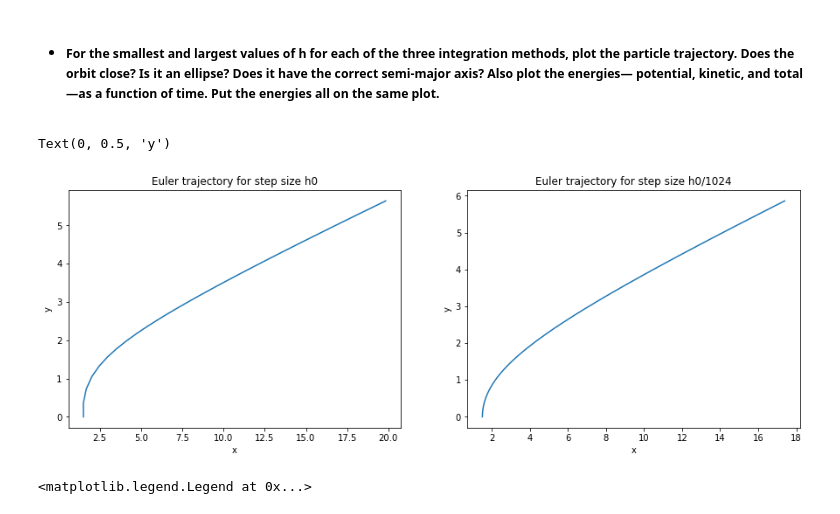
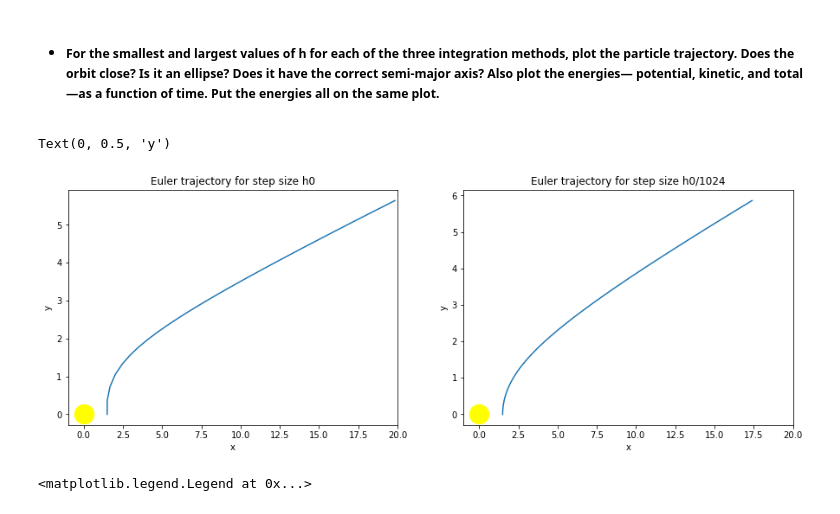
Before and after one commit to AriAtari/AST-projecy-group-10, a Jupyter notebook: Group10.ipynb, the cells around one changed output. Drawn from its saved outputs; the diff is of its cells as text; code cells hidden in the pictures.

```diff
--- a/Group10.ipynb
+++ b/Group10.ipynb
@@ -256,21 +254,25 @@ plt.show()
 # %%
 # Euler orbits
 
 plt.figure(figsize = (15,5))
 plt.subplot(121)
 plt.plot(Eulervals[0][1],Eulervals[0][2])
+plt.scatter(0,0,s = 500,color = 'yellow')
+plt.xlim(-1,20)
 plt.title('Euler trajectory for step size h0')
 plt.xlabel('x')
 plt.ylabel('y')
 
 plt.subplot(122)
 plt.plot(Eulervals[10][1],Eulervals[10][2])
+plt.scatter(0,0,s = 500,color = 'yellow')
+plt.xlim(-1,20)
 plt.title('Euler trajectory for step size h0/1024')
 plt.xlabel('x')
 plt.ylabel('y')
 # %% [output]
 Text(0, 0.5, 'y')
-[figure, old version]
+[figure, new version]
 # %%
 # Euler energies
 
```
Also changed, not shown: parts of 3 cells of this notebook.
